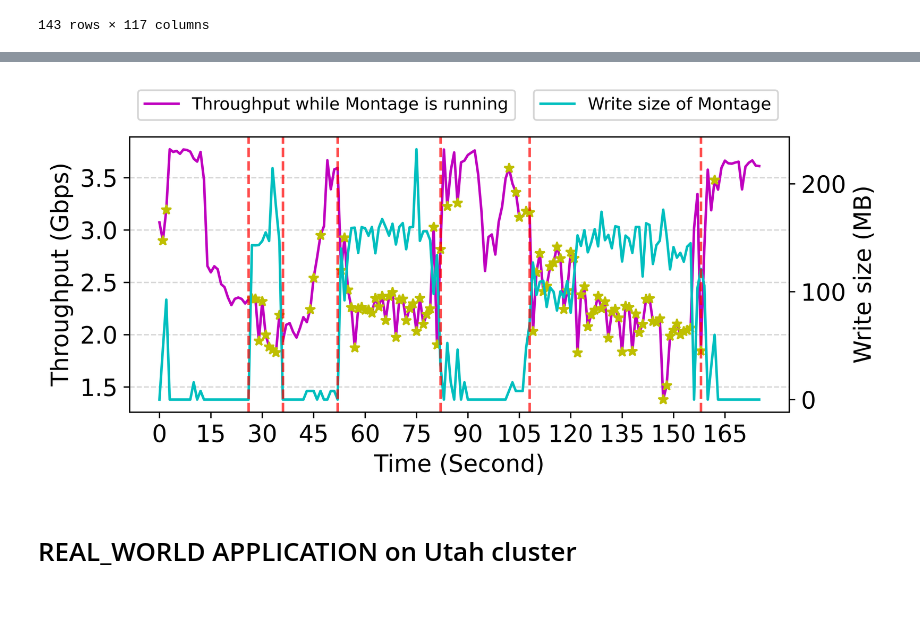
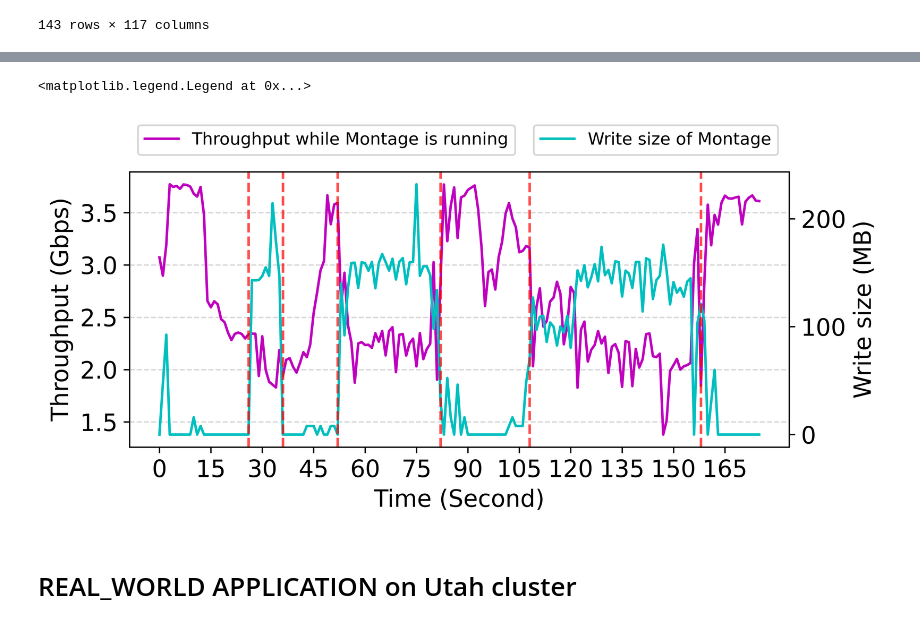
Before and after one commit to EhsanSaZ/BottleneckDetection, a Jupyter notebook: prototype/bottleneck_3.ipynb, the cells around one changed output, grey strips where cells are left out. Drawn from its saved outputs; the diff is of its cells as text; code cells hidden in the pictures.

```diff
--- a/prototype/bottleneck_3.ipynb
+++ b/prototype/bottleneck_3.ipynb
@@ -939,36 +939,37 @@ x_range = np.arange(0, 176 , 1)
 
 # ax.plot(np.arange(0, normal_df.shape[0]  , 1), montage_df.iloc[:normal_df.shape[0],:]['through_put'])
 # ax.plot(np.arange(0, 75  , 1), montage_1_df.iloc[:75]['through_put'], 'x')
 # ax.plot(x_range, normal_df['through_put'], 'mx', label="Normal")
 line1, = ax.plot(x_range, montage_5_df.iloc[:176,:]['through_put'], 'm-', label="Throughput while Montage is running")
 real_writes_x = montage_5_df.loc[(montage_5_df['sender_remote_ost_write_bytes'] > 0)].index
 real_writes_y = montage_5_df.loc[(montage_5_df['sender_remote_ost_write_bytes'] > 0)]
 # ax.plot(real_writes_x, real_writes_y['through_put'], 'ro',label="While Montage is writing")
 
-ax.plot(real_writes_x[y_pred == 64], real_writes_y.iloc[y_pred == 64]['through_put'], 'y*',linewidth=0.5, label="Recognized by model" )
+# ax.plot(real_writes_x[y_pred == 64], real_writes_y.iloc[y_pred == 64]['through_put'], 'y*',linewidth=0.5, label="Recognized by model" )
 #
 plt.legend(handles=[line1], framealpha=0.8, loc='upper left', prop={"size":10}, bbox_to_anchor=(0, 1.2))
 
 
 ax2 = ax.twinx()
 ax2.set_ylabel('Write size (MB)')
 ax2.plot(x_range, montage_5_df.iloc[:176,:]['sender_remote_ost_write_bytes']/(1024 * 1024),'c-' , label="Write size of Montage")
 plt.axvline(x=26,linestyle='--', alpha=0.7, color='red')
 plt.axvline(x=36,linestyle='--', alpha=0.7, color='red')
 
 plt.axvline(x=52,linestyle='--', alpha=0.7, color='red')
 plt.axvline(x=82,linestyle='--', alpha=0.7, color='red')
 
 plt.axvline(x=108,linestyle='--', alpha=0.7, color='red')
 plt.axvline(x=158,linestyle='--', alpha=0.7, color='red')
 
 # ax2.grid(True,which='both', axis='y', linestyle='-.', alpha=0.5)
 plt.legend(framealpha=0.8, loc='upper left', prop={"size":10}, bbox_to_anchor=(0.6, 1.2))
 # ax.xaxis.grid()
 # ax.grid(axis='x',linestyle='--')
-plt.savefig("Real_world_montage.pdf", bbox_inches='tight')
+# plt.savefig("Real_world_montage.pdf", bbox_inches='tight')
 # %% [output]
+<matplotlib.legend.Legend at 0x...>
-[figure, old version]
+[figure, new version]
 # %% [markdown]
 # REAL_WORLD APPLICATION on Utah cluster
 # %%
```
Also changed, not shown: parts of 15 cells of this notebook.
